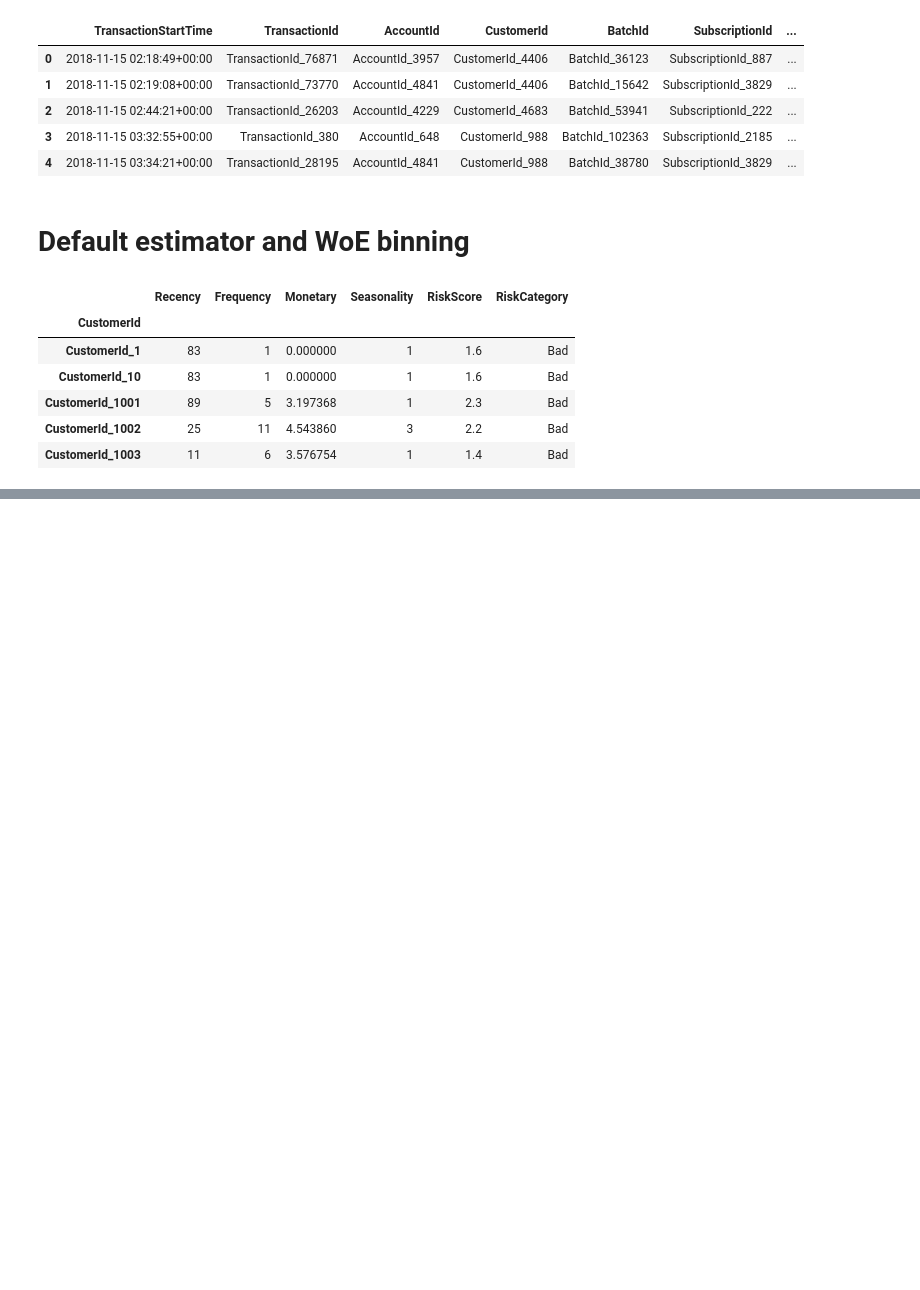
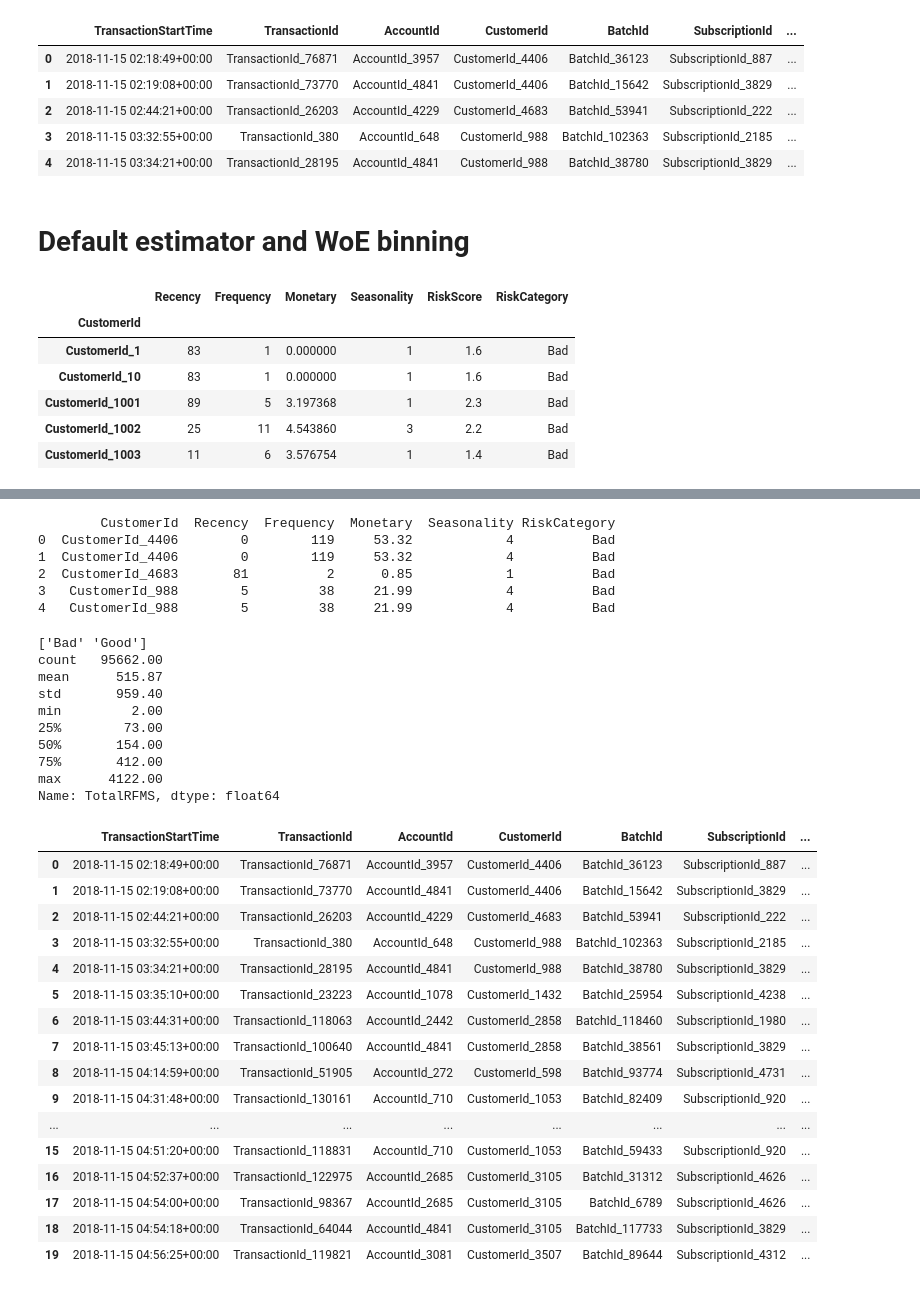
Before and after one commit to hanaDemma/Credit-Scoring_and_Risk-Analysis-week-6, a Jupyter notebook: notebooks/exploratory_analysis.ipynb, the cells around one changed output, grey strips where cells are left out. Cells and saved outputs as stored; diff of their text form; code cells hidden in the pictures; blank space fills up the shorter version.

```diff
--- a/notebooks/exploratory_analysis.ipynb
+++ b/notebooks/exploratory_analysis.ipynb
@@ -488,0 +491,3 @@ rfms_classification.head()
+# %%
+data = pd.merge(data, rfms_classification, on='CustomerId', how='left')
+data.head()
@@ -488,0 +501,6 @@ rfms_classification.head()
+# %%
+data['TotalRFMS'] = data['Recency'].astype(int) + data['Frequency'].astype(int) + data['Monetary'].astype(int) + data['Seasonality'].astype(int)
+# %%
+print(data[['CustomerId', 'Recency', 'Frequency', 'Monetary','Seasonality', 'TotalRFMS']].head())
+pd.set_option('display.float_format', '{:.2f}'.format)
+data.describe()
@@ -488,0 +523,42 @@ rfms_classification.head()
+# %%
+from scripts.feature_engineering import calculate_risk_category
+calculate_risk_category(data)
+# %% [output]
+        CustomerId  Recency  Frequency  Monetary  Seasonality RiskCategory
+0  CustomerId_4406        0        119     53.32            4          Bad
+1  CustomerId_4406        0        119     53.32            4          Bad
+2  CustomerId_4683       81          2      0.85            1          Bad
+3   CustomerId_988        5         38     21.99            4          Bad
+4   CustomerId_988        5         38     21.99            4          Bad
+# %%
+print(data['RiskCategory'].unique())
+print(data['TotalRFMS'].describe())
+data.head(20)
+# %% [output]
+['Bad' 'Good']
+count   95662.00
+mean      515.87
+std       959.40
+min         2.00
+25%        73.00
+50%       154.00
+75%       412.00
+max      4122.00
+Name: TotalRFMS, dtype: float64
+|  | TransactionStartTime | TransactionId | AccountId | CustomerId | BatchId | SubscriptionId | ... |
+| 0 | 2018-11-15 02:18:49+00:00 | TransactionId_76871 | AccountId_3957 | CustomerId_4406 | BatchId_36123 | SubscriptionId_887 | ... |
+| 1 | 2018-11-15 02:19:08+00:00 | TransactionId_73770 | AccountId_4841 | CustomerId_4406 | BatchId_15642 | SubscriptionId_3829 | ... |
+| 2 | 2018-11-15 02:44:21+00:00 | TransactionId_26203 | AccountId_4229 | CustomerId_4683 | BatchId_53941 | SubscriptionId_222 | ... |
+| 3 | 2018-11-15 03:32:55+00:00 | TransactionId_380 | AccountId_648 | CustomerId_988 | BatchId_102363 | SubscriptionId_2185 | ... |
+| 4 | 2018-11-15 03:34:21+00:00 | TransactionId_28195 | AccountId_4841 | CustomerId_988 | BatchId_38780 | SubscriptionId_3829 | ... |
+| 5 | 2018-11-15 03:35:10+00:00 | TransactionId_23223 | AccountId_1078 | CustomerId_1432 | BatchId_25954 | SubscriptionId_4238 | ... |
+| 6 | 2018-11-15 03:44:31+00:00 | TransactionId_118063 | AccountId_2442 | CustomerId_2858 | BatchId_118460 | SubscriptionId_1980 | ... |
+| 7 | 2018-11-15 03:45:13+00:00 | TransactionId_100640 | AccountId_4841 | CustomerId_2858 | BatchId_38561 | SubscriptionId_3829 | ... |
+| 8 | 2018-11-15 04:14:59+00:00 | TransactionId_51905 | AccountId_272 | CustomerId_598 | BatchId_93774 | SubscriptionId_4731 | ... |
+| 9 | 2018-11-15 04:31:48+00:00 | TransactionId_130161 | AccountId_710 | CustomerId_1053 | BatchId_82409 | SubscriptionId_920 | ... |
+| ... | ... | ... | ... | ... | ... | ... | ... |
+| 15 | 2018-11-15 04:51:20+00:00 | TransactionId_118831 | AccountId_710 | CustomerId_1053 | BatchId_59433 | SubscriptionId_920 | ... |
+| 16 | 2018-11-15 04:52:37+00:00 | TransactionId_122975 | AccountId_2685 | CustomerId_3105 | BatchId_31312 | SubscriptionId_4626 | ... |
+| 17 | 2018-11-15 04:54:00+00:00 | TransactionId_98367 | AccountId_2685 | CustomerId_3105 | BatchId_6789 | SubscriptionId_4626 | ... |
+| 18 | 2018-11-15 04:54:18+00:00 | TransactionId_64044 | AccountId_4841 | CustomerId_3105 | BatchId_117733 | SubscriptionId_3829 | ... |
+| 19 | 2018-11-15 04:56:25+00:00 | TransactionId_119821 | AccountId_3081 | CustomerId_3507 | BatchId_89644 | SubscriptionId_4312 | ... |
```
Also changed, not shown: parts of 3 cells of this notebook.
